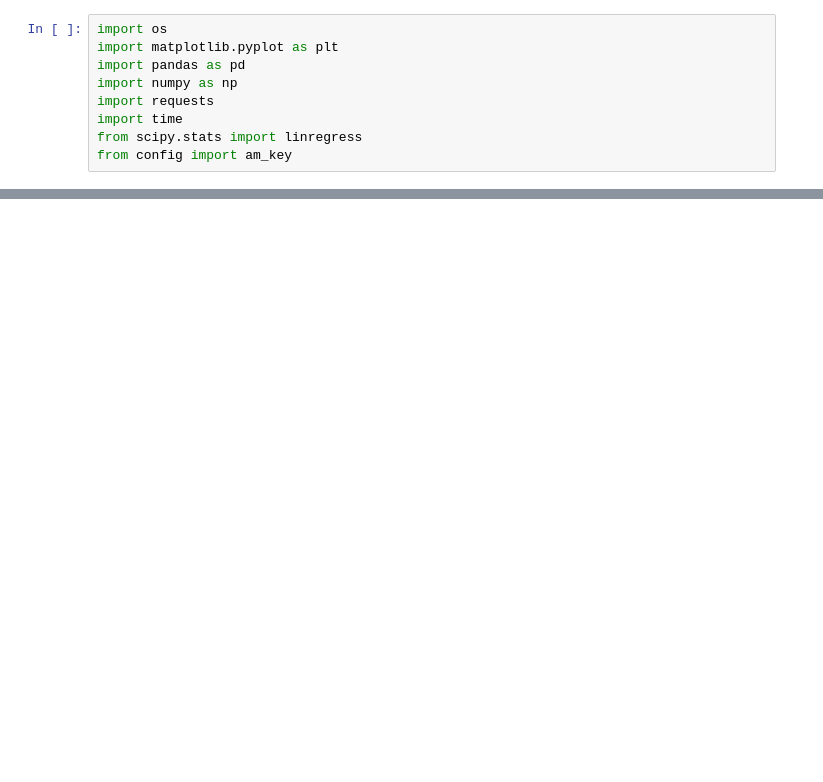
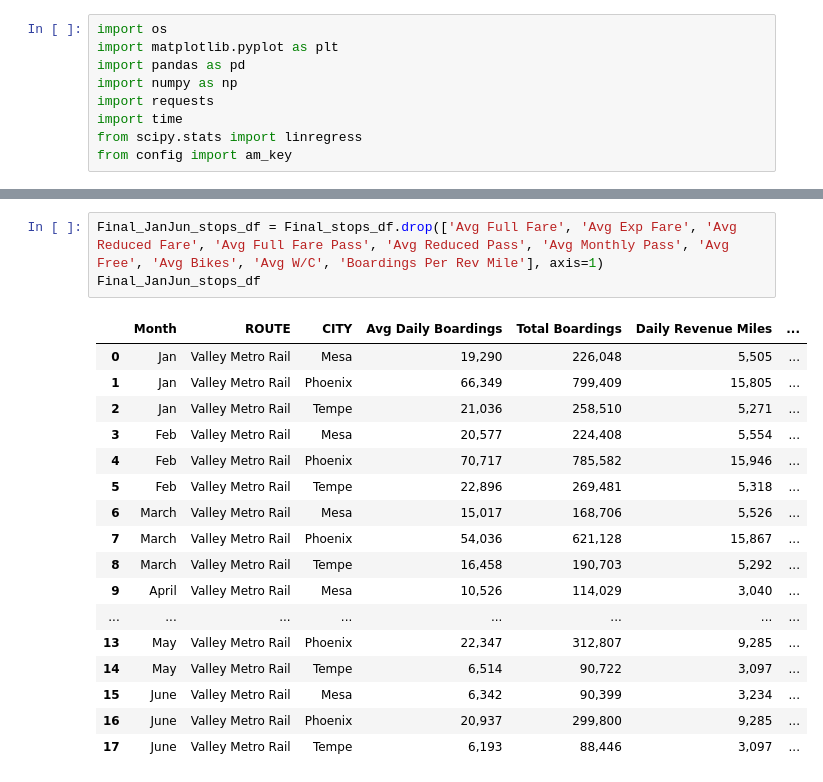
Before and after one commit to phil-wew/group_project1, a Jupyter notebook: CC/Valley Metro Bus Stops.ipynb, the cells around one changed output, grey strips where cells are left out. Drawn from its saved outputs; the diff is of its cells as text; blank space fills up the shorter version.

```diff
--- a/CC/Valley Metro Bus Stops.ipynb
+++ b/CC/Valley Metro Bus Stops.ipynb
@@ -73,0 +206,21 @@ drop_bus_df
+# %%
+Final_JanJun_stops_df = Final_stops_df.drop(['Avg Full Fare', 'Avg Exp Fare', 'Avg Reduced Fare', 'Avg Full Fare Pass', 'Avg Reduced Pass', 'Avg Monthly Pass', 'Avg Free', 'Avg Bikes', 'Avg W/C', 'Boardings Per Rev Mile'], axis=1)
+Final_JanJun_stops_df
+# %% [output]
+|  | Month | ROUTE | CITY | Avg Daily Boardings | Total Boardings | Daily Revenue Miles | ... |
+| 0 | Jan | Valley Metro Rail | Mesa | 19,290 | 226,048 | 5,505 | ... |
+| 1 | Jan | Valley Metro Rail | Phoenix | 66,349 | 799,409 | 15,805 | ... |
+| 2 | Jan | Valley Metro Rail | Tempe | 21,036 | 258,510 | 5,271 | ... |
+| 3 | Feb | Valley Metro Rail | Mesa | 20,577 | 224,408 | 5,554 | ... |
+| 4 | Feb | Valley Metro Rail | Phoenix | 70,717 | 785,582 | 15,946 | ... |
+| 5 | Feb | Valley Metro Rail | Tempe | 22,896 | 269,481 | 5,318 | ... |
+| 6 | March | Valley Metro Rail | Mesa | 15,017 | 168,706 | 5,526 | ... |
+| 7 | March | Valley Metro Rail | Phoenix | 54,036 | 621,128 | 15,867 | ... |
+| 8 | March | Valley Metro Rail | Tempe | 16,458 | 190,703 | 5,292 | ... |
+| 9 | April | Valley Metro Rail | Mesa | 10,526 | 114,029 | 3,040 | ... |
+| ... | ... | ... | ... | ... | ... | ... | ... |
+| 13 | May | Valley Metro Rail | Phoenix | 22,347 | 312,807 | 9,285 | ... |
+| 14 | May | Valley Metro Rail | Tempe | 6,514 | 90,722 | 3,097 | ... |
+| 15 | June | Valley Metro Rail | Mesa | 6,342 | 90,399 | 3,234 | ... |
+| 16 | June | Valley Metro Rail | Phoenix | 20,937 | 299,800 | 9,285 | ... |
+| 17 | June | Valley Metro Rail | Tempe | 6,193 | 88,446 | 3,097 | ... |
```
Also changed, not shown: parts of 16 cells of this notebook, 7 other files.
